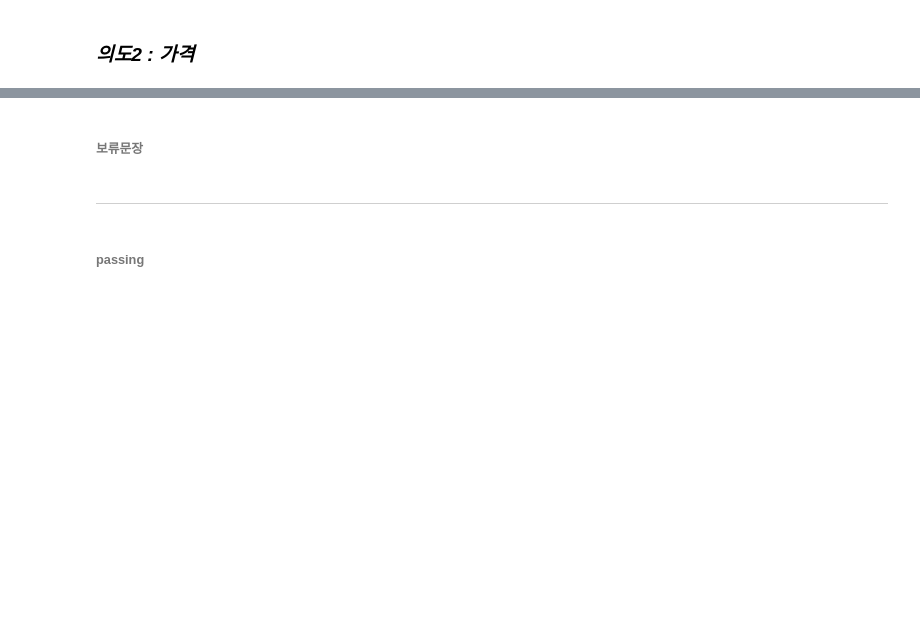
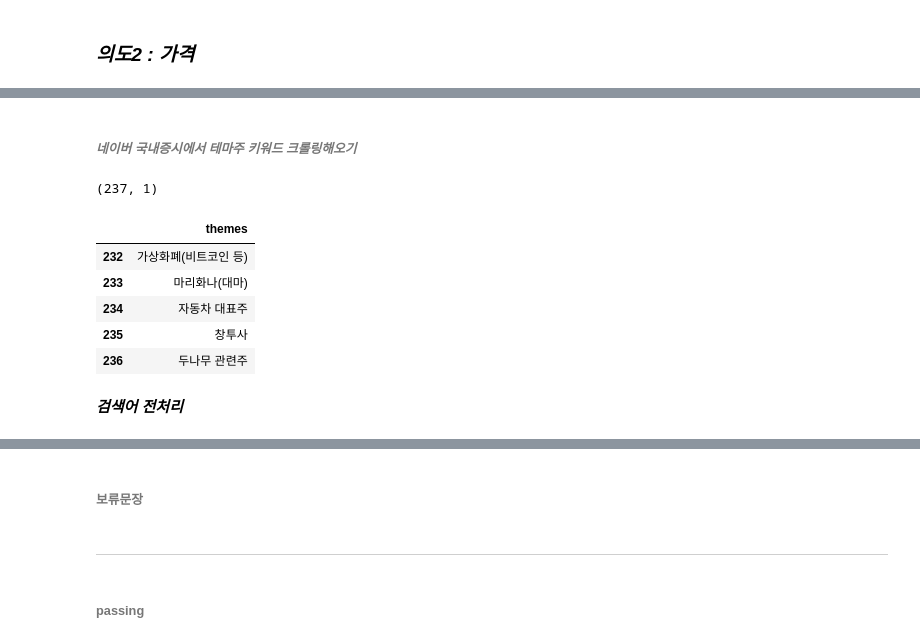
Before and after one commit to mwithgod3952/jh_Natural_language_processing, a Jupyter notebook: 챗봇_Demo.ipynb, the cells around one changed output, grey strips where cells are left out. Cells and saved outputs as stored; diff of their text form; code cells hidden in the pictures; blank space fills up the shorter version.

```diff
--- a/챗봇_Demo.ipynb
+++ b/챗봇_Demo.ipynb
@@ -473,0 +495,32 @@ df_invest_info_final.to_csv('df_invest_info_final.csv', index=False)
+# %% [markdown]
+###### ***네이버 국내증시에서 테마주 키워드 크롤링해오기***
+# %%
+def crawling_theme(pages = 3):
+  theme_df = pd.DataFrame(columns=('index', 'themes'))
+  idx = 0
+  for X in range(1, pages):
+    url = f'https://finance.naver.com/sise/theme.nhn?&page={X}'
+    surf_url = urllib.request.urlopen(url).read()
+    soup = BeautifulSoup(surf_url, 'html.parser')
+    themes = soup.find_all('td', {'class':'col_type1'})
+
+    for theme in themes:
+      theme_components = theme.contents[-1].contents[-1]
+      theme_df.loc[idx] = [idx, theme_components]
+      idx += 1
+  return theme_df
+# %%
+theme_df_final = crawling_theme(7)
+theme_df_final = theme_df_final.drop('index', axis=1)
+print(theme_df_final.shape)
+theme_df_final.tail()
+# %% [output]
+(237, 1)
+|  | themes |
+| 232 | 가상화폐(비트코인 등) |
+| 233 | 마리화나(대마) |
+| 234 | 자동차 대표주 |
+| 235 | 창투사 |
+| 236 | 두나무 관련주 |
+# %% [markdown]
+***검색어 전처리***
```
Also changed, not shown: parts of 23 cells of this notebook.
